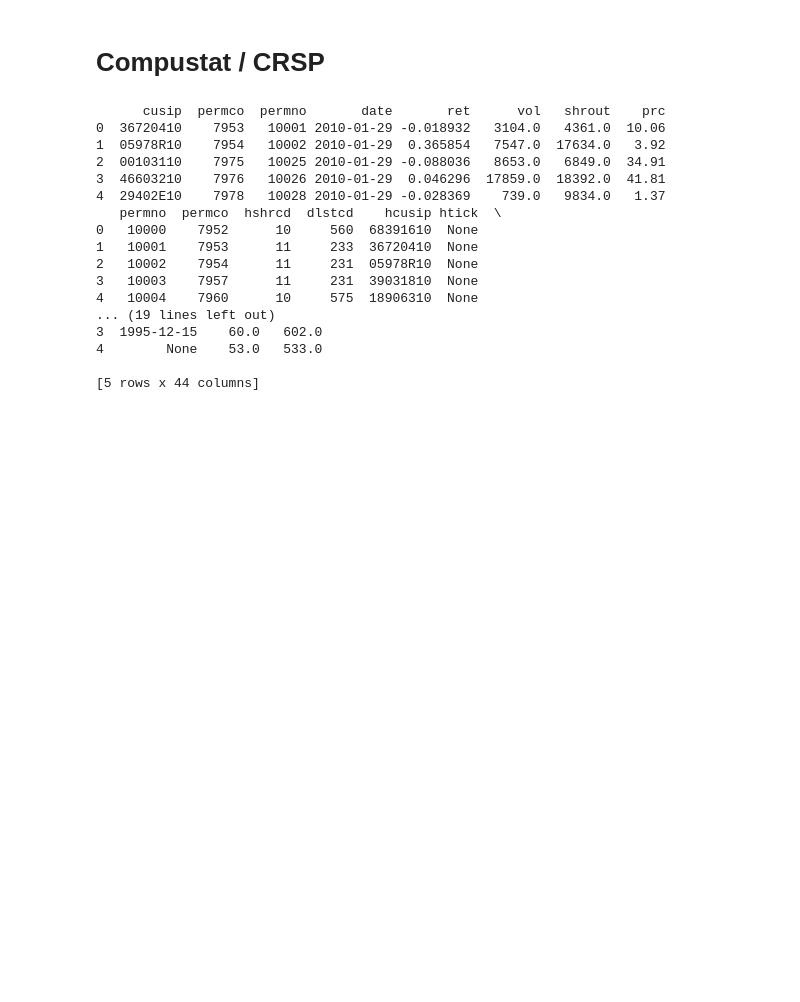
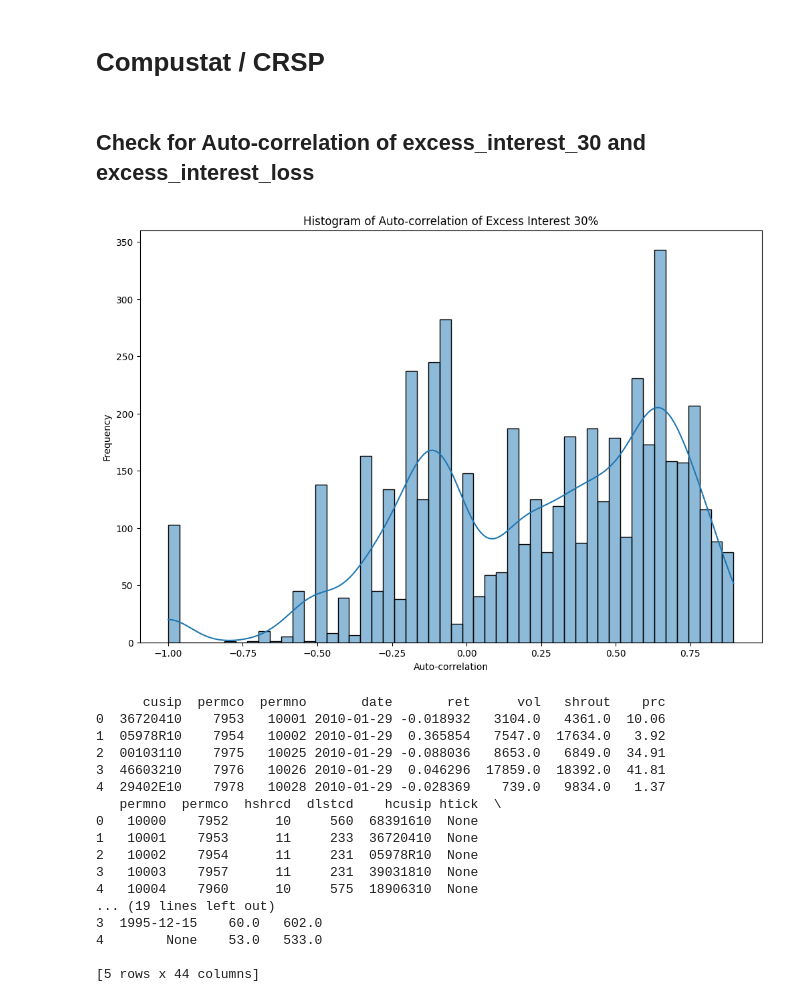
Before and after one commit to zirui-song/interest-deductibility-and-debt-contracting, a Jupyter notebook: Dealscan_Analysis.ipynb, the cells around one changed output. Cells and saved outputs as stored; diff of their text form; code cells hidden in the pictures; blank space fills up the shorter version.

```diff
--- a/Dealscan_Analysis.ipynb
+++ b/Dealscan_Analysis.ipynb
@@ -46,7 +46,7 @@ query = """SELECT gvkey, datadate, {}
            AND popsrc = 'D'
            AND indfmt = 'INDL'
            AND consol = 'C'
-           AND fyear>=2009;""".format(", ".join(varlist), fund_table)
+           AND fyear>=2005;""".format(", ".join(varlist), fund_table)
 
 compa = db.raw_sql(query, date_cols=['datadate'])
 
@@ -163,3 +177,25 @@ compa['delta_dcf'] = compa['dltis'] - compa['dltr']
+# %% [markdown]
+## Check for Auto-correlation of excess_interest_30 and excess_interest_loss
+# %%
+# Group by gvkey and calculate the auto-correlation of excess_interest_30 within each group
+autocorr_results = compa.groupby('gvkey')['excess_interest_30'].apply(lambda x: x.autocorr()).reset_index()
+
+# Rename the columns for clarity
+autocorr_results.columns = ['gvkey', 'excess_interest_30_autocorr']
+
+# plot the histogram of excess_interest_30_autocorr
+plt.figure(figsize=(12, 8))
+sns.histplot(autocorr_results['excess_interest_30_autocorr'], bins=50, kde=True)
+plt.title('Histogram of Auto-correlation of Excess Interest 30%')
+plt.xlabel('Auto-correlation')
+plt.ylabel('Frequency')
+plt.savefig(f"{overleaf_dir}/histogram_excess_interest_30_autocorr.png")
+plt.show()
+
+# Merge the auto-correlation results back to the compa dataframe
+compa = compa.merge(autocorr_results, how='left', on='gvkey')
+# %% [output]
+[figure, added]
 # %%
 # Define the variables to be imported
 crsp_vars = ['cusip', 'permco', 'permno', 'date', 'ret', 'vol', 'shrout', 'prc']
```
Also changed, not shown: parts of 18 cells of this notebook, 5 other files.
